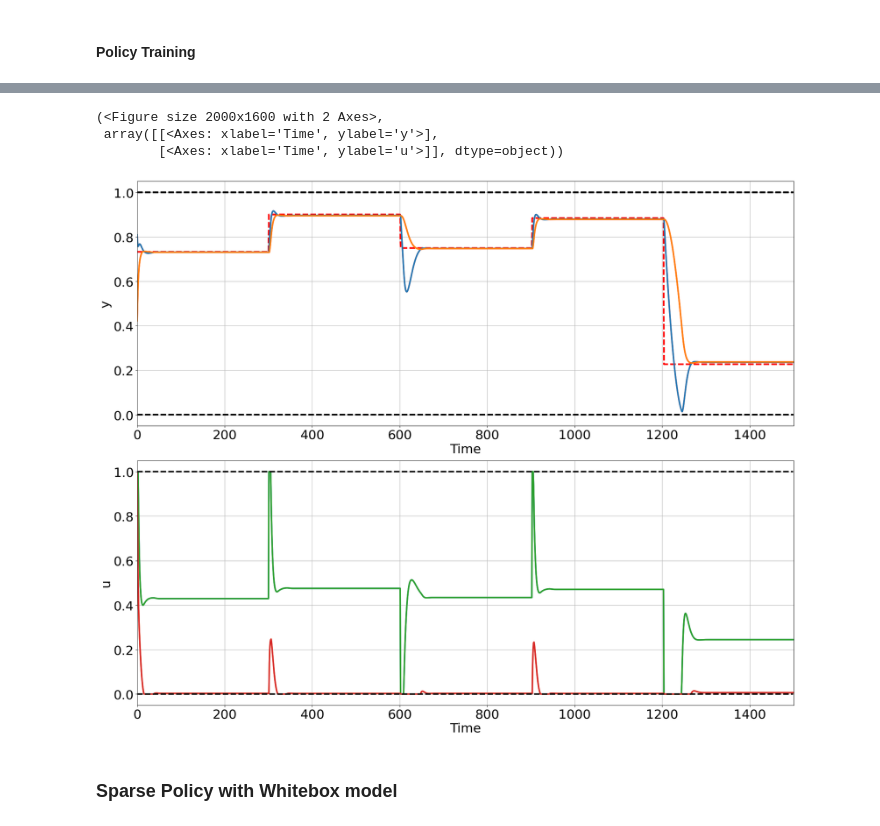
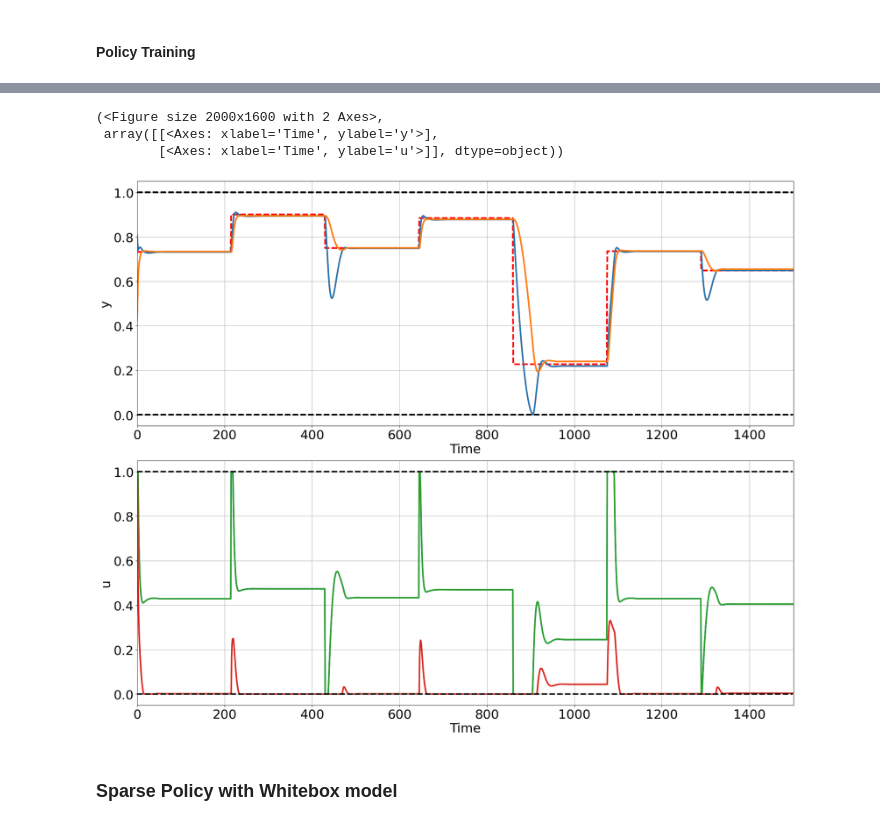
Before and after one commit to Alirezad126/SparseDPC, a Jupyter notebook: 5_Full_DPC_Fixed/TwoTank/TwoTank.ipynb, the cells around one changed output, grey strips where cells are left out. Drawn from its saved outputs; the diff is of its cells as text; code cells hidden in the pictures.

```diff
--- a/5_Full_DPC_Fixed/TwoTank/TwoTank.ipynb
+++ b/5_Full_DPC_Fixed/TwoTank/TwoTank.ipynb
@@ -31,7 +33,7 @@ umax = 1.
 xmin = 0.
 xmax = 1
 # %%
-fx_models = [fx_library(i, nx=nx, nu=nu) for i in range(nx)]
+fx_models = [fx_library(i, nx=nx, nu=nu, seed=12, device=device, ) for i in range(nx)]
 for fx in fx_models:
     print(fx)
 # %% [output]
@@ -273,8 +233,8 @@ train_loader, dev_loader = get_policy_data(nsteps=nsteps,
 # %%
 nsteps=50
 policies_seed = 5
-fx_policies = [fx_policy_library(nx=2, nref=1, policy_name= "p", seed=policies_seed),
-               fx_policy_library(nx=2, nref=1, policy_name= "v", seed=policies_seed)]
+fx_policies = [fx_policy_library(nx=2, nref=1, policy_name= "p", seed=policies_seed, device=device),
+               fx_policy_library(nx=2, nref=1, policy_name= "v", seed=policies_seed, device=device)]
 
 for fp in fx_policies:
     print(fp)
@@ -299,8 +259,8 @@ policy_node = Node(
 # build integrator node and system
 # ------------------------------------------------------------------ #
 
-euler = euler_integrator(fx_models, ts)
-x_integrator_node= Node(euler,['xn', 'u'], ['xn'], name=f"x_integrator")
+integrator_x = FullStateEulerIntegrator(fx_models, ts)
+x_integrator_node= Node(integrator_x,['xn', 'u'], ['xn'], name=f"x_integrator")
 sindy_system = System(
     [policy_node, x_integrator_node],
     nsteps=nsteps
@@ -320,7 +280,7 @@ for idx, fp in enumerate(fx_policies):
     l1_raw  = variable([x],
                        lambda y, fp=fp: torch.norm(list(fp.parameters())[0], p=1),
                        display_name=f"l1_policy{idx}")
-    l1_pen  = 0.001 * (l1_raw == 0)
+    l1_pen  = 1e-3 * (l1_raw == 0)
     l1_pen.name = f"loss_l1_policy_{idx}"
     loss_l1_policies.append(l1_pen)
 
@@ -420,38 +373,38 @@ import numpy as np
 from neuromancer.plot import pltCL, pltPhase
 
 nsteps = 1500
 torch.manual_seed(63)
 seed = 84
 rng = np.random.default_rng(seed)
 # generate reference
-np_refs = psl.signals.step(nsteps+1, 1, min=xmin, max=xmax, randsteps=5, rng=rng)
+np_refs = psl.signals.step(nsteps+1, 1, min=xmin, max=xmax, randsteps=7, rng=rng)
 R = torch.tensor(np_refs, dtype=torch.float32).reshape(1, nsteps+1, 1)
 torch_ref = torch.cat([R, R], dim=-1)
 x_sample = torch.rand(1, 1, nx, dtype=torch.float32)
 data = {'xn': x_sample,
         'x0_n': x_sample[:,:,0:1],
         'x1_n': x_sample[:,:,1:2],
         'r': torch_ref}
 
 sindy_system.nsteps = nsteps
 # perform closed-loop simulation
 trajectories = sindy_system(data)
 
 # constraints bounds
 Umin = umin * np.ones([nsteps, nu])
 Umax = umax * np.ones([nsteps, nu])
 Xmin = xmin * np.ones([nsteps+1, nx])
 Xmax = xmax * np.ones([nsteps+1, nx])
 # plot closed loop trajectories
-pltCL(Y=trajectories['xn'].detach().reshape(nsteps + 1, nx),
-      R=trajectories['r'].detach().reshape(nsteps + 1, nref),
-      U=trajectories['u'].detach().reshape(nsteps, nu),
+pltCL(Y=trajectories['xn'].detach().cpu().reshape(nsteps + 1, nx),
+      R=trajectories['r'].detach().cpu().reshape(nsteps + 1, nref),
+      U=trajectories['u'].detach().cpu().reshape(nsteps, nu),
       Umin=Umin, Umax=Umax, Ymin=Xmin, Ymax=Xmax)
 # %% [output]
 (<Figure size 2000x1600 with 2 Axes>,
  array([[<Axes: xlabel='Time', ylabel='y'>],
         [<Axes: xlabel='Time', ylabel='u'>]], dtype=object))
-[figure, old version]
+[figure, new version]
 # %% [markdown]
 ### Sparse Policy with Whitebox model
 # %%
```
Also changed, not shown: parts of 11 cells of this notebook, 7 other files.
